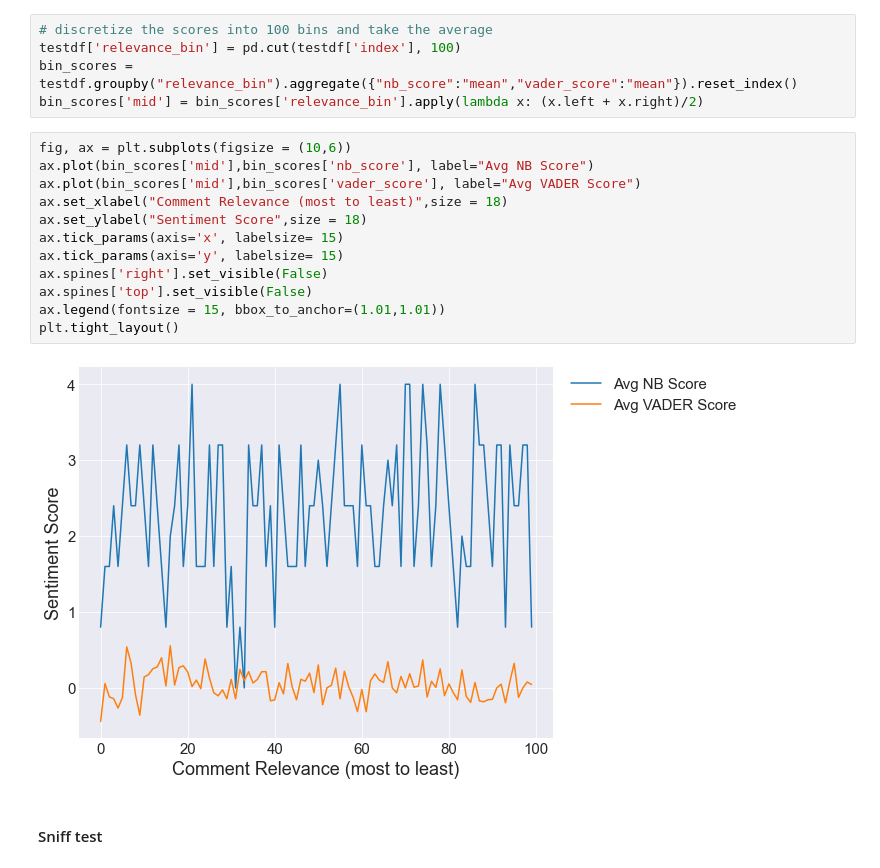
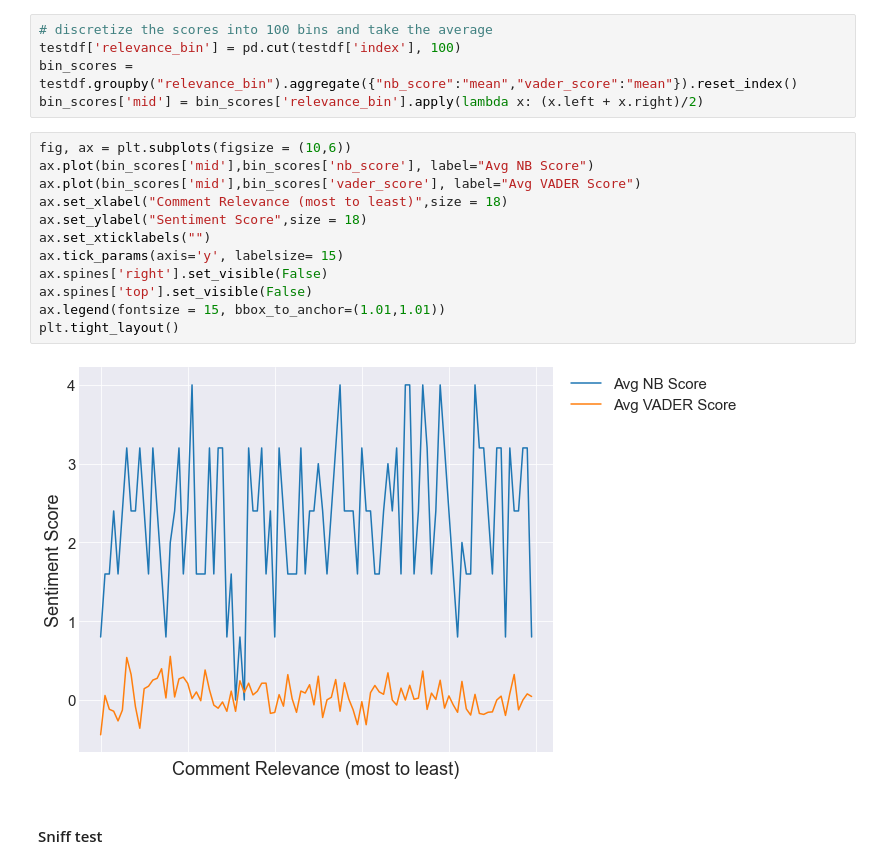
Before and after one commit to keaturner55/yt-comments-practicum, a Jupyter notebook: yt_comment_analysis.ipynb, the cells around one changed output. Cells and saved outputs as stored; diff of their text form.

```diff
--- a/yt_comment_analysis.ipynb
+++ b/yt_comment_analysis.ipynb
@@ -177,17 +177,17 @@ bin_scores['mid'] = bin_scores['relevance_bin'].apply(lambda x: (x.left + x.righ
 # %%
 fig, ax = plt.subplots(figsize = (10,6))
 ax.plot(bin_scores['mid'],bin_scores['nb_score'], label="Avg NB Score")
 ax.plot(bin_scores['mid'],bin_scores['vader_score'], label="Avg VADER Score")
 ax.set_xlabel("Comment Relevance (most to least)",size = 18)
 ax.set_ylabel("Sentiment Score",size = 18)
-ax.tick_params(axis='x', labelsize= 15)
+ax.set_xticklabels("")
 ax.tick_params(axis='y', labelsize= 15)
 ax.spines['right'].set_visible(False)
 ax.spines['top'].set_visible(False)
 ax.legend(fontsize = 15, bbox_to_anchor=(1.01,1.01))
 plt.tight_layout()
 # %% [output]
-[figure, old version]
+[figure, new version]
 # %% [markdown]
 #### Sniff test
 # %%
```
Also changed, not shown: parts of 15 cells of this notebook.
